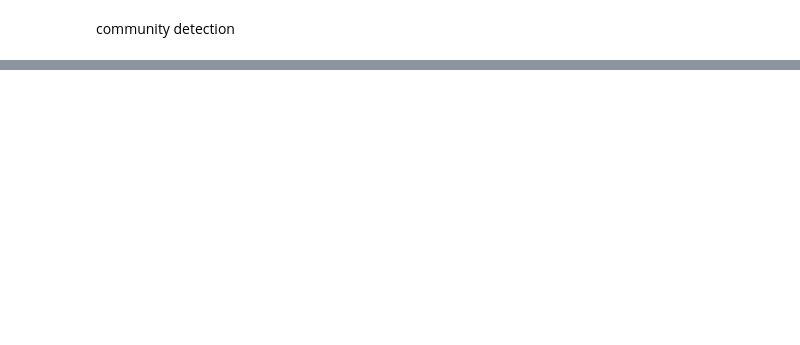
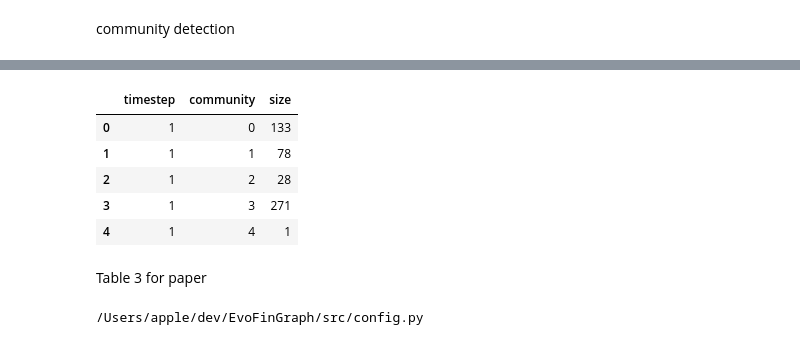
Before and after one commit to riaxoxo17/EvoFinGraph, a Jupyter notebook: notebooks/02_Graph_construction.ipynb, the cells around one changed output, grey strips where cells are left out. Cells and saved outputs as stored; diff of their text form; code cells hidden in the pictures; blank space fills up the shorter version.

```diff
--- a/notebooks/02_Graph_construction.ipynb
+++ b/notebooks/02_Graph_construction.ipynb
@@ -223,0 +251,6 @@ Note: you may need to restart the kernel to use updated packages.
+# %%
+graph = manager.get_snapshot(20)
+
+node = list(graph.nodes())[0]
+
+graph.nodes[node]
@@ -223,0 +314,18 @@ Note: you may need to restart the kernel to use updated packages.
+# %%
+community_tables = []
+
+for timestep in manager.graphs:
+
+    graph = manager.get_snapshot(
+        timestep
+    )
+
+    CommunityDetector.detect(graph)
+
+    community_tables.append(
+
+        CommunityEvolution.summarize(
+            graph
+        )
+
+    )
@@ -223,0 +350,16 @@ Note: you may need to restart the kernel to use updated packages.
+# %%
+community_df = pd.concat(
+    community_tables,
+    ignore_index=True
+)
+
+community_df.head()
+# %% [output]
+|  | timestep | community | size |
+| 0 | 1 | 0 | 133 |
+| 1 | 1 | 1 | 78 |
+| 2 | 1 | 2 | 28 |
+| 3 | 1 | 3 | 271 |
+| 4 | 1 | 4 | 1 |
+# %% [markdown]
+Table 3 for paper
@@ -223,0 +374,6 @@ Note: you may need to restart the kernel to use updated packages.
+# %%
+import src.config
+
+print(src.config.__file__)
+# %% [output]
+/Users/apple/dev/EvoFinGraph/src/config.py
```
Also changed, not shown: parts of 36 cells of this notebook, 6 other files.
